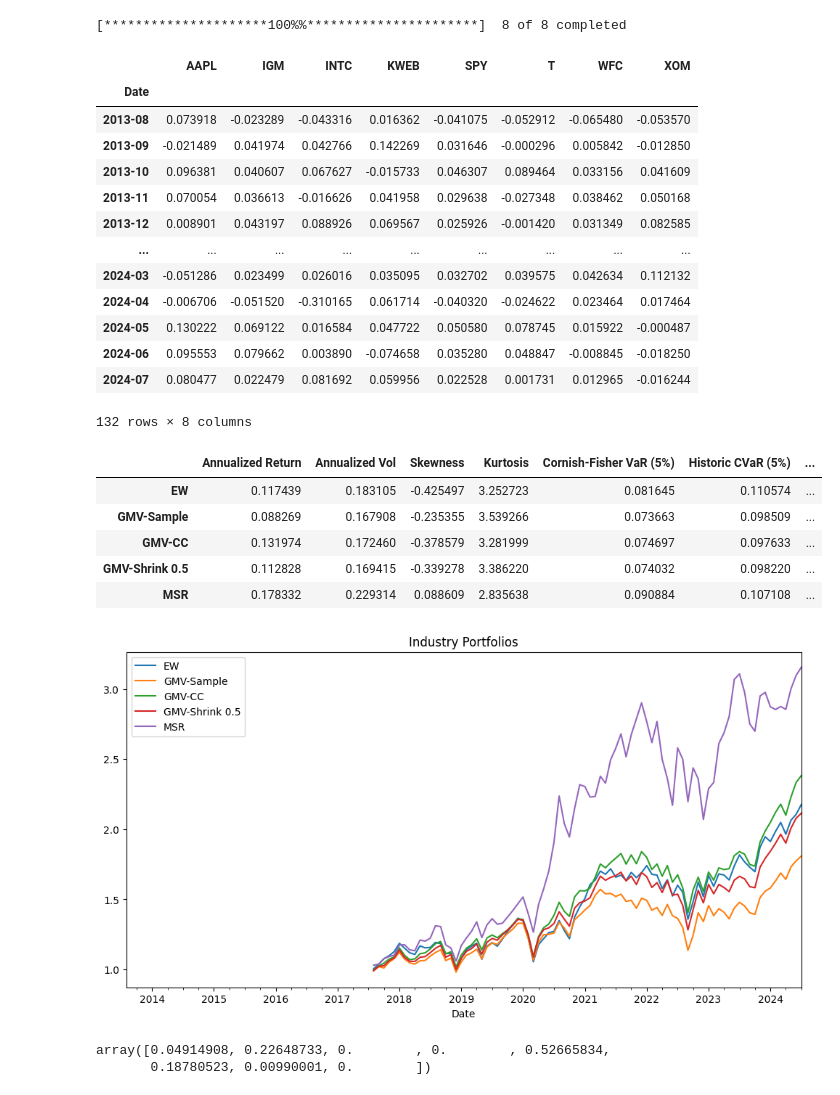
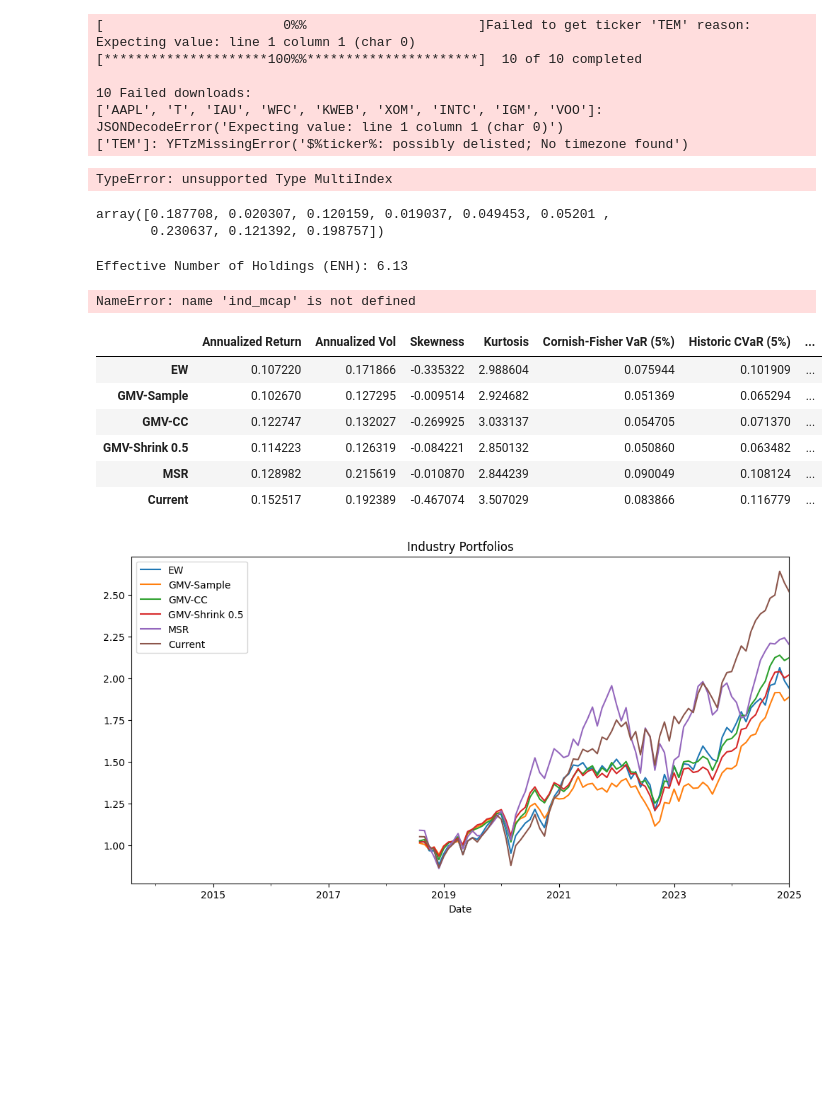
Before and after one commit to weiyuanoh/First-Workshop, a Jupyter notebook: Portfolio.ipynb, the cells around one changed output. Saved outputs shown, nothing was run; the diff lists cells and outputs as text; code cells hidden in the pictures; blank space fills up the shorter version.

```diff
--- a/Portfolio.ipynb
+++ b/Portfolio.ipynb
@@ -10,27 +10,19 @@ import FactorModelLibForMOOC as fm
 %load_ext autoreload
 %autoreload 2
 # %%
-tickers = ['kweb', 't', 'igm', 'spy', 'intc', 'aapl', 'xom', 'wfc']
+tickers = ['kweb', 't', 'igm', 'voo', 'intc', 'aapl', 'xom', 'wfc', 'iau', 'tem']
 
 
-dataframe = yfin.download(tickers, period = '20y')['Adj Close']
+dataframe = yfin.download(tickers, period = 'max', threads=False)['Adj Close']
 returns = dataframe.pct_change().dropna()
-mreturns = returns.resample('M').apply(erk.compound).to_period('M')
+mreturns = returns.resample('ME').apply(erk.compound).to_period('ME')
 
 mreturns
 # %% [output]
-[*********************100%%**********************]  8 of 8 completed
+[                       0%%                      ]Failed to get ticker 'TEM' reason: Expecting value: line 1 column 1 (char 0)
+[*********************100%%**********************]  10 of 10 completed
+
+10 Failed downloads:
+['AAPL', 'T', 'IAU', 'WFC', 'KWEB', 'XOM', 'INTC', 'IGM', 'VOO']: JSONDecodeError('Expecting value: line 1 column 1 (char 0)')
+['TEM']: YFTzMissingError('$%ticker%: possibly delisted; No timezone found')
-|  | AAPL | IGM | INTC | KWEB | SPY | T | WFC | XOM |
-| Date |  |  |  |  |  |  |  |  |
-| 2013-08 | 0.073918 | -0.023289 | -0.043316 | 0.016362 | -0.041075 | -0.052912 | -0.065480 | -0.053570 |
-| 2013-09 | -0.021489 | 0.041974 | 0.042766 | 0.142269 | 0.031646 | -0.000296 | 0.005842 | -0.012850 |
-| 2013-10 | 0.096381 | 0.040607 | 0.067627 | -0.015733 | 0.046307 | 0.089464 | 0.033156 | 0.041609 |
-| 2013-11 | 0.070054 | 0.036613 | -0.016626 | 0.041958 | 0.029638 | -0.027348 | 0.038462 | 0.050168 |
-| 2013-12 | 0.008901 | 0.043197 | 0.088926 | 0.069567 | 0.025926 | -0.001420 | 0.031349 | 0.082585 |
-| ... | ... | ... | ... | ... | ... | ... | ... | ... |
-| 2024-03 | -0.051286 | 0.023499 | 0.026016 | 0.035095 | 0.032702 | 0.039575 | 0.042634 | 0.112132 |
-| 2024-04 | -0.006706 | -0.051520 | -0.310165 | 0.061714 | -0.040320 | -0.024622 | 0.023464 | 0.017464 |
-| 2024-05 | 0.130222 | 0.069122 | 0.016584 | 0.047722 | 0.050580 | 0.078745 | 0.015922 | -0.000487 |
-| 2024-06 | 0.095553 | 0.079662 | 0.003890 | -0.074658 | 0.035280 | 0.048847 | -0.008845 | -0.018250 |
-| 2024-07 | 0.080477 | 0.022479 | 0.081692 | 0.059956 | 0.022528 | 0.001731 | 0.012965 | -0.016244 |
-132 rows × 8 columns
+TypeError: unsupported Type MultiIndex
@@ -37,26 +69,32 @@ mreturns
+# %%
+weight_current(mreturns)
+# %% [output]
+array([0.187708, 0.020307, 0.120159, 0.019037, 0.049453, 0.05201 ,
+       0.230637, 0.121392, 0.198757])
 # %%
-ewr = erk.backtest_ws(mreturns, estimation_window=48, weighting=erk.weight_ew)
-#cwr = erk.backtest_ws(returns, estimation_window=48, weighting=erk.weight_cw, cap_weights=ind_mcap)
-mv_sr = erk.backtest_ws(mreturns, estimation_window = 48, weighting= erk.weight_gmv, cov= erk.sample_cov)
-mv_cc_r = erk.backtest_ws(mreturns, estimation_window=48, weighting=erk.weight_gmv, cov_estimator=erk.cc_cov)
-mv_sh_r = erk.backtest_ws(mreturns, estimation_window=48, weighting=erk.weight_gmv, cov_estimator=erk.shrinkage_cov, delta=0.5)
-msr = erk.msr_window_annrets(mreturns, estimation_window=48)
+
+
+print(f"Effective Number of Holdings (ENH): {enh:.2f}")
+ewr = erk.backtest_ws(mreturns, estimation_window=60, weighting=erk.weight_ew)
+cwr = erk.backtest_ws(returns, estimation_window=60, weighting=erk.weight_cw, cap_weights=ind_mcap)
+mv_sr = erk.backtest_ws(mreturns, estimation_window = 60, weighting= erk.weight_gmv, cov= erk.sample_cov)
+mv_cc_r = erk.backtest_ws(mreturns, estimation_window=60, weighting=erk.weight_gmv, cov_estimator=erk.cc_cov)
+mv_sh_r = erk.backtest_ws(mreturns, estimation_window=60, weighting=erk.weight_gmv, cov_estimator=erk.shrinkage_cov, delta=0.5)
+msr = erk.msr_window_annrets(mreturns, estimation_window=60)
+current = erk.backtest_ws(mreturns, estimation_window=60, weighting=weight_current)
+# %% [output]
+Effective Number of Holdings (ENH): 6.13
+NameError: name 'ind_mcap' is not defined
 # %%
-btr = pd.DataFrame({"EW": ewr, "GMV-Sample": mv_sr, "GMV-CC": mv_cc_r, 'GMV-Shrink 0.5': mv_sh_r, "MSR" : msr[0]})
+btr = pd.DataFrame({"EW": ewr, "GMV-Sample": mv_sr, "GMV-CC": mv_cc_r, 'GMV-Shrink 0.5': mv_sh_r, "MSR" : msr[0], "Current": current})
 (1+btr).cumprod().plot(figsize=(12,6), title="Industry Portfolios")
 erk.summary_stats(btr.dropna())
 # %% [output]
 |  | Annualized Return | Annualized Vol | Skewness | Kurtosis | Cornish-Fisher VaR (5%) | Historic CVaR (5%) | ... |
-| EW | 0.117439 | 0.183105 | -0.425497 | 3.252723 | 0.081645 | 0.110574 | ... |
-| GMV-Sample | 0.088269 | 0.167908 | -0.235355 | 3.539266 | 0.073663 | 0.098509 | ... |
-| GMV-CC | 0.131974 | 0.172460 | -0.378579 | 3.281999 | 0.074697 | 0.097633 | ... |
-| GMV-Shrink 0.5 | 0.112828 | 0.169415 | -0.339278 | 3.386220 | 0.074032 | 0.098220 | ... |
-| MSR | 0.178332 | 0.229314 | 0.088609 | 2.835638 | 0.090884 | 0.107108 | ... |
+| EW | 0.107220 | 0.171866 | -0.335322 | 2.988604 | 0.075944 | 0.101909 | ... |
+| GMV-Sample | 0.102670 | 0.127295 | -0.009514 | 2.924682 | 0.051369 | 0.065294 | ... |
+| GMV-CC | 0.122747 | 0.132027 | -0.269925 | 3.033137 | 0.054705 | 0.071370 | ... |
+| GMV-Shrink 0.5 | 0.114223 | 0.126319 | -0.084221 | 2.850132 | 0.050860 | 0.063482 | ... |
+| MSR | 0.128982 | 0.215619 | -0.010870 | 2.844239 | 0.090049 | 0.108124 | ... |
+| Current | 0.152517 | 0.192389 | -0.467074 | 3.507029 | 0.083866 | 0.116779 | ... |
-[figure, old version]
+[figure, new version]
-# %%
-cov = erk.cc_cov(r=mreturns)
-gmv_cc_weights = erk.weight_gmv(mreturns, cov_estimator= erk.cc_cov)
-gmv_cc_weights
-# %% [output]
-array([0.04914908, 0.22648733, 0.        , 0.        , 0.52665834,
-       0.18780523, 0.00990001, 0.        ])
```
Also changed, not shown: parts of 5 cells of this notebook, 8 other files.
